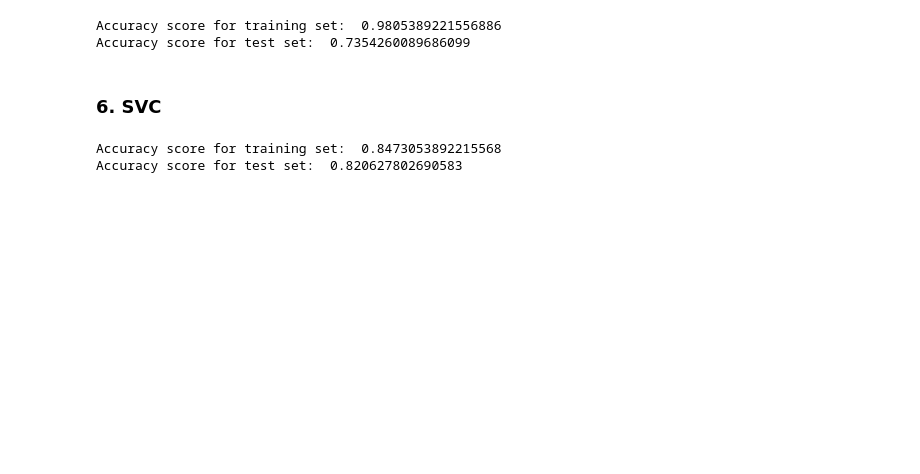
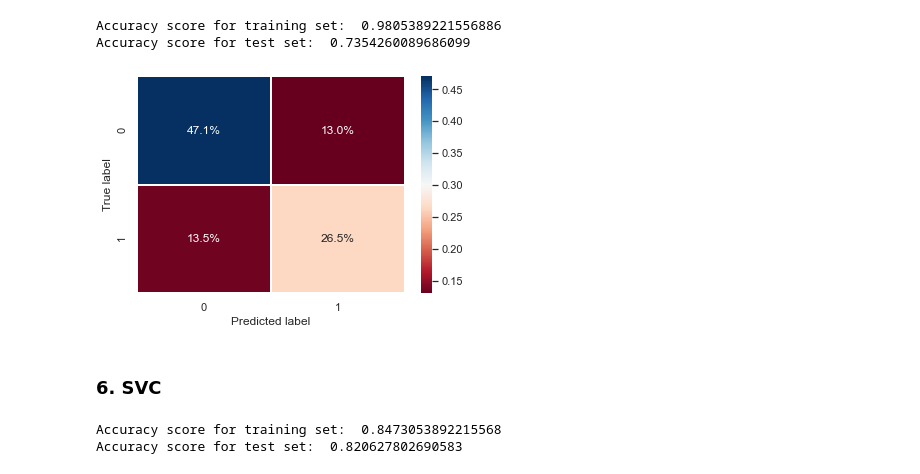
Before and after one commit to golecalicja/titanic-survivor-prediction, a Jupyter notebook: Titanic Survivor Prediction.ipynb, the cells around one changed output. Drawn from its saved outputs; the diff is of its cells as text; code cells hidden in the pictures; blank space fills up the shorter version.

```diff
--- a/Titanic Survivor Prediction.ipynb
+++ b/Titanic Survivor Prediction.ipynb
@@ -707,6 +744,11 @@ print('Accuracy score for test set: ', test_accuracy)
 # %% [output]
 Accuracy score for training set:  0.9805389221556886
 Accuracy score for test set:  0.7354260089686099
+# %%
+y_pred = model.predict(x_test)
+helpers.create_confusion_matrix(y_test, y_pred)
+# %% [output]
+[figure, added]
 # %% [markdown]
 ### 6. SVC
 # %%
```
Also changed, not shown: parts of 9 cells of this notebook.
